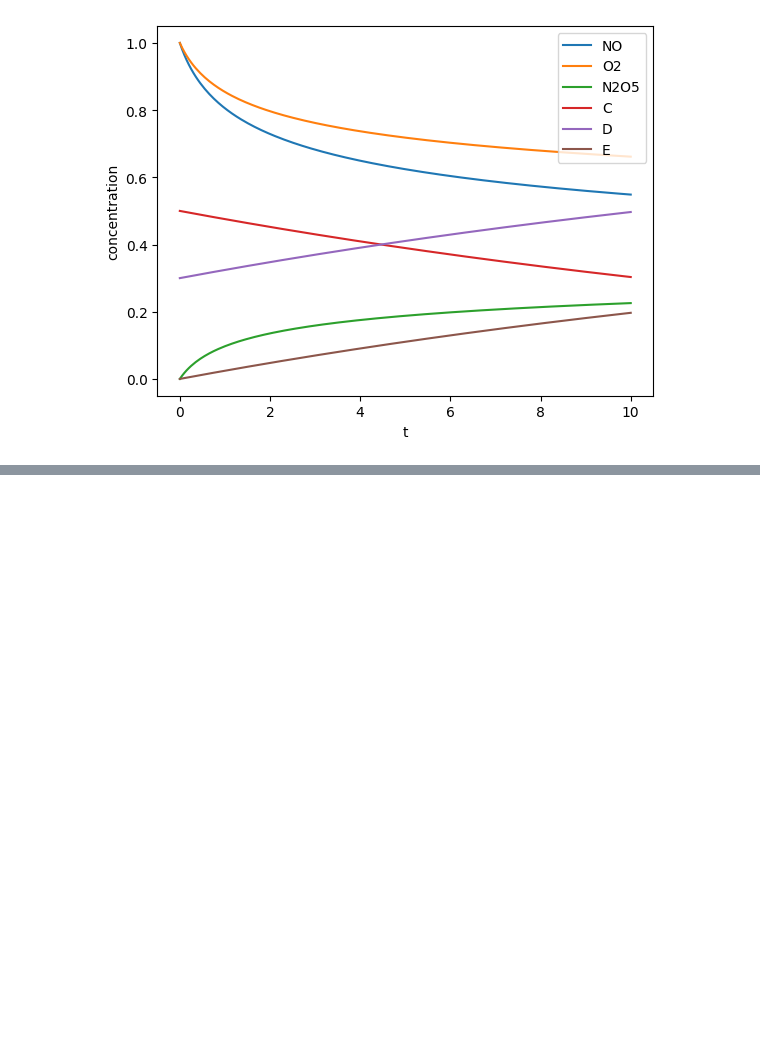
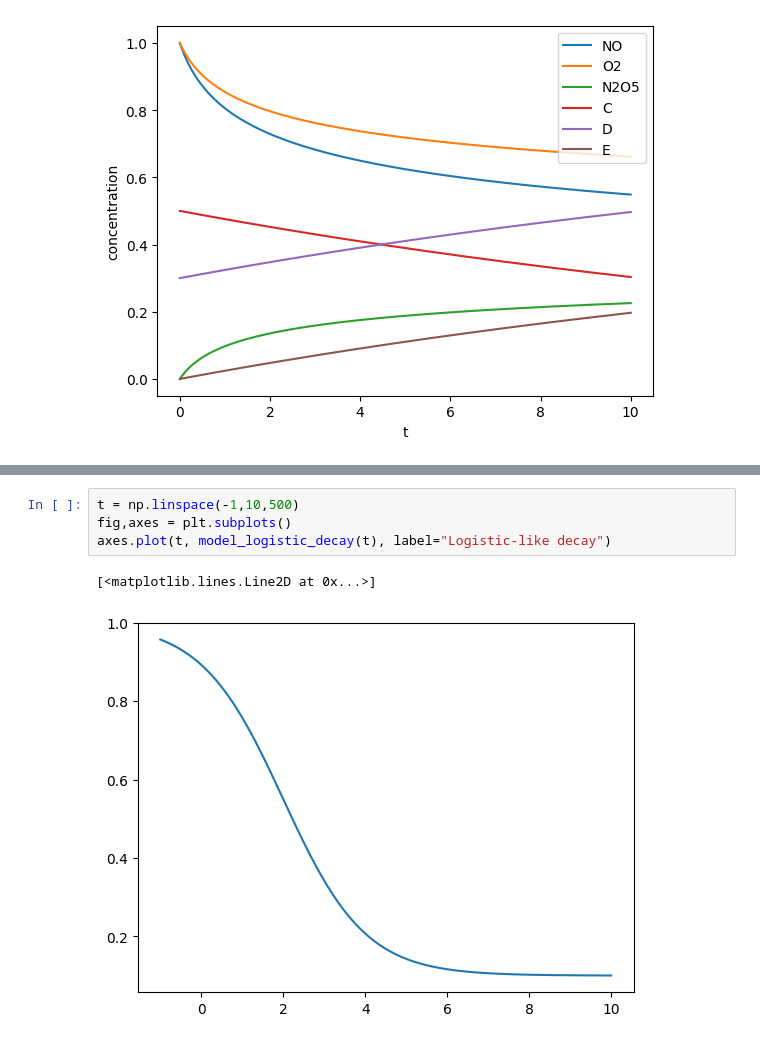
Before and after one commit to yaroslavsavateykin/notebooks, a Jupyter notebook: physha/Untitled.ipynb, the cells around one changed output, grey strips where cells are left out. Saved outputs shown, nothing was run; the diff lists cells and outputs as text; blank space fills up the shorter version.

```diff
--- a/physha/Untitled.ipynb
+++ b/physha/Untitled.ipynb
@@ -175,0 +250,7 @@ plt.show()
+# %%
+t = np.linspace(-1,10,500)
+fig,axes = plt.subplots()
+axes.plot(t, model_logistic_decay(t), label="Logistic-like decay")
+# %% [output]
+[<matplotlib.lines.Line2D at 0x...>]
+[figure, added]
```
Also changed, not shown: parts of 2 cells of this notebook, 40 other files.
